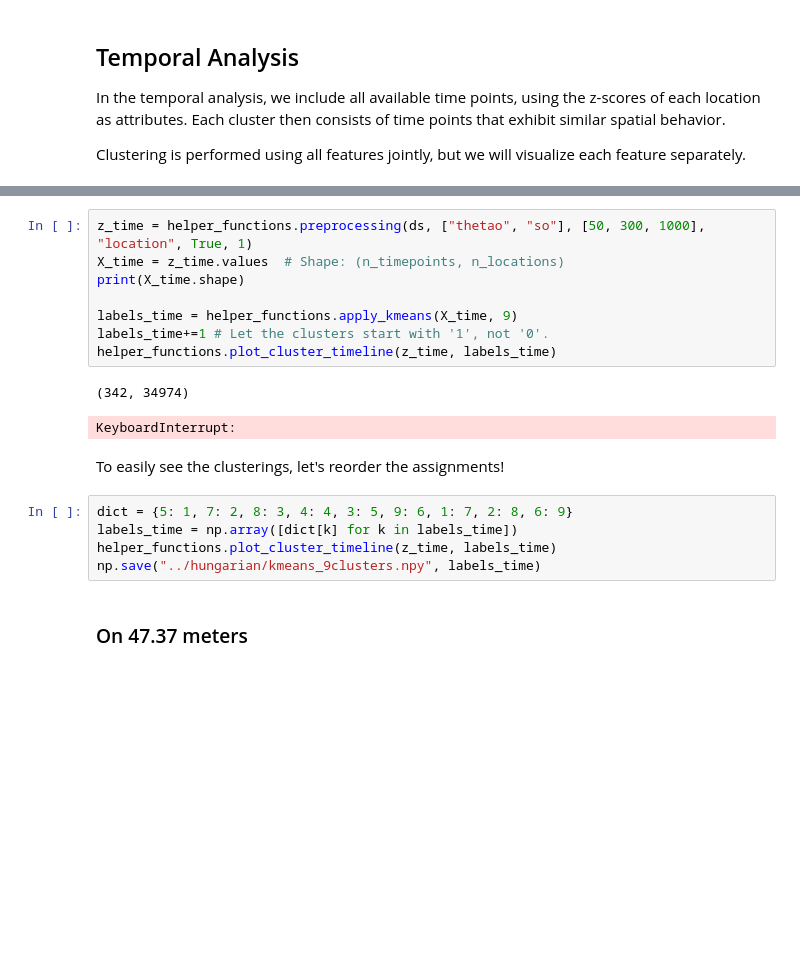
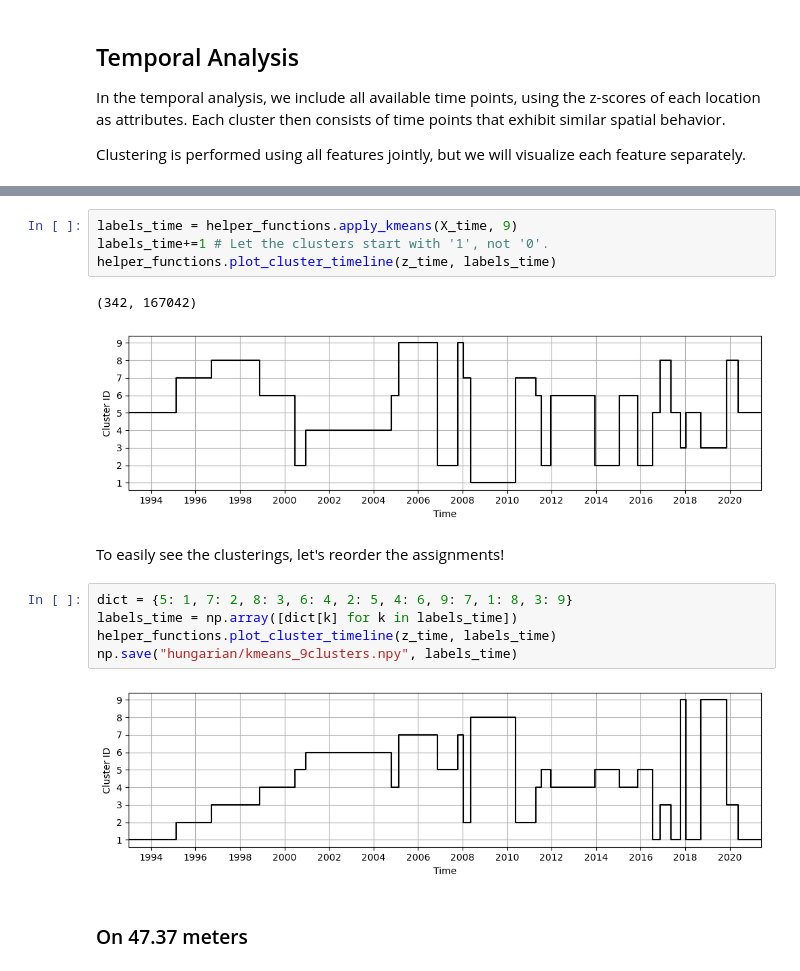
Before and after one commit to BahneTP/medsea-interannual-clustering, a Jupyter notebook: information_filtering/trend_removal/results/kmeans.ipynb, the cells around one changed output, grey strips where cells are left out. Drawn from its saved outputs; the diff is of its cells as text; blank space fills up the shorter version.

```diff
--- a/information_filtering/trend_removal/results/kmeans.ipynb
+++ b/information_filtering/trend_removal/results/kmeans.ipynb
@@ -60,21 +63,19 @@ Clustering is performed using all features jointly, but we will visualize each f
 # %%
-z_time = helper_functions.preprocessing(ds, ["thetao", "so"], [50, 300, 1000], "location", True, 1)
-X_time = z_time.values  # Shape: (n_timepoints, n_locations)
-print(X_time.shape)
-
 labels_time = helper_functions.apply_kmeans(X_time, 9)
 labels_time+=1 # Let the clusters start with '1', not '0'.
 helper_functions.plot_cluster_timeline(z_time, labels_time)
 # %% [output]
-(342, 34974)
+(342, 167042)
-KeyboardInterrupt:
+[figure, added]
 # %% [markdown]
 To easily see the clusterings, let's reorder the assignments!
 # %%
-dict = {5: 1, 7: 2, 8: 3, 4: 4, 3: 5, 9: 6, 1: 7, 2: 8, 6: 9}
+dict = {5: 1, 7: 2, 8: 3, 6: 4, 2: 5, 4: 6, 9: 7, 1: 8, 3: 9}
 labels_time = np.array([dict[k] for k in labels_time])
 helper_functions.plot_cluster_timeline(z_time, labels_time)
-np.save("../hungarian/kmeans_9clusters.npy", labels_time)
+np.save("hungarian/kmeans_9clusters.npy", labels_time)
+# %% [output]
+[figure, added]
 # %% [markdown]
 ### On 47.37 meters
 # %%
```
Also changed, not shown: parts of 11 cells of this notebook, 3 other files.
